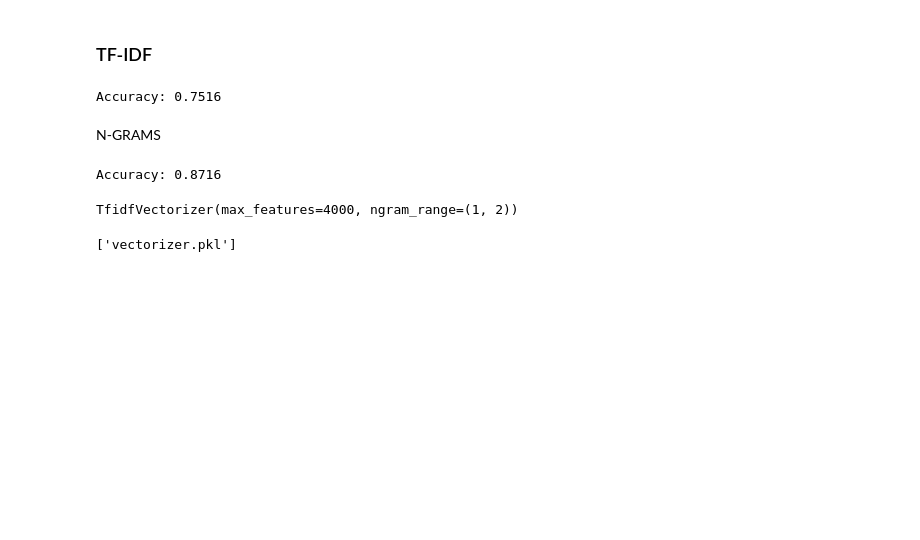
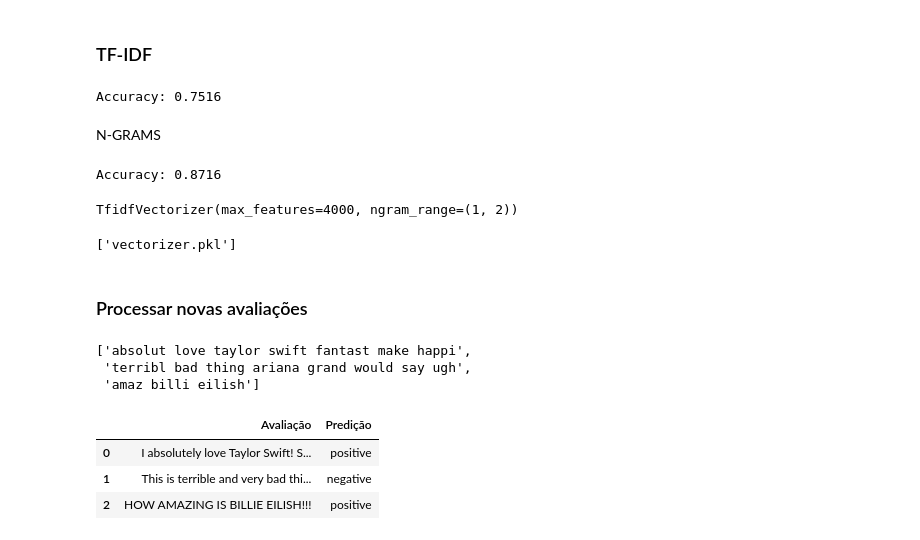
Before and after one commit to ANIBEserra/Portifolio, a Jupyter notebook: projetos/data_science/nlp/sentiment_analysis_dataset/sentiment_analysis_dataset.ipynb, the cells around one changed output. Cells and saved outputs as stored; diff of their text form; code cells hidden in the pictures; blank space fills up the shorter version.

```diff
--- a/projetos/data_science/nlp/sentiment_analysis_dataset/sentiment_analysis_dataset.ipynb
+++ b/projetos/data_science/nlp/sentiment_analysis_dataset/sentiment_analysis_dataset.ipynb
@@ -354,3 +354,53 @@ joblib.dump(logistic_regression, 'sentiment_model.pkl')
 joblib.dump(tfidf_4000, 'vectorizer.pkl')
 # %% [output]
 ['vectorizer.pkl']
+# %% [markdown]
+### Processar novas avaliações
+# %%
+palavras_irrelevantes = nltk.corpus.stopwords.words('english')
+token_pontuacao = nltk.tokenize.WordPunctTokenizer()
+stemmer = nltk.stem.PorterStemmer()
+
+def preprocessar_avaliacao(avaliacao):
+    #passo 1
+    tokens = token_pontuacao.tokenize(avaliacao)
+
+    #passo 2
+    frase_processada = [palavra for palavra in tokens if palavra.lower() not in palavras_irrelevantes]
+
+    #passo 3
+    frase_processada = [palavra for palavra in frase_processada if palavra.isalpha()]
+
+    #passo 5
+    frase_processada = [stemmer.stem(palavra) for palavra in frase_processada]
+
+    return ' '.join(frase_processada)
+# %%
+novas_avaliacoes = [
+    "I absolutely love Taylor Swift! She's fantastic and makes me so happy.",
+    "This is terrible and very bad thing that Ariana Grande would say, ugh.",
+    "HOW AMAZING IS BILLIE EILISH!!!"
+]
+# %%
+novas_avaliacoes_processadas = [preprocessar_avaliacao(avaliacao) for avaliacao in novas_avaliacoes]
+novas_avaliacoes_processadas
+# %% [output]
+['absolut love taylor swift fantast make happi',
+ 'terribl bad thing ariana grand would say ugh',
+ 'amaz billi eilish']
+# %%
+novas_avaliacoes_tfidf = tfidf_4000.transform(novas_avaliacoes_processadas)
+
+predicoes = logistic_regression.predict(novas_avaliacoes_tfidf)
+
+df_previsoes = pd.DataFrame({
+    'Avaliação': novas_avaliacoes,
+    'Predição': predicoes
+})
+
+df_previsoes
+# %% [output]
+|  | Avaliação | Predição |
+| 0 | I absolutely love Taylor Swift! S... | positive |
+| 1 | This is terrible and very bad thi... | negative |
+| 2 | HOW AMAZING IS BILLIE EILISH!!! | positive |
```
Also changed, not shown: parts of 3 cells of this notebook, 3 other files.
